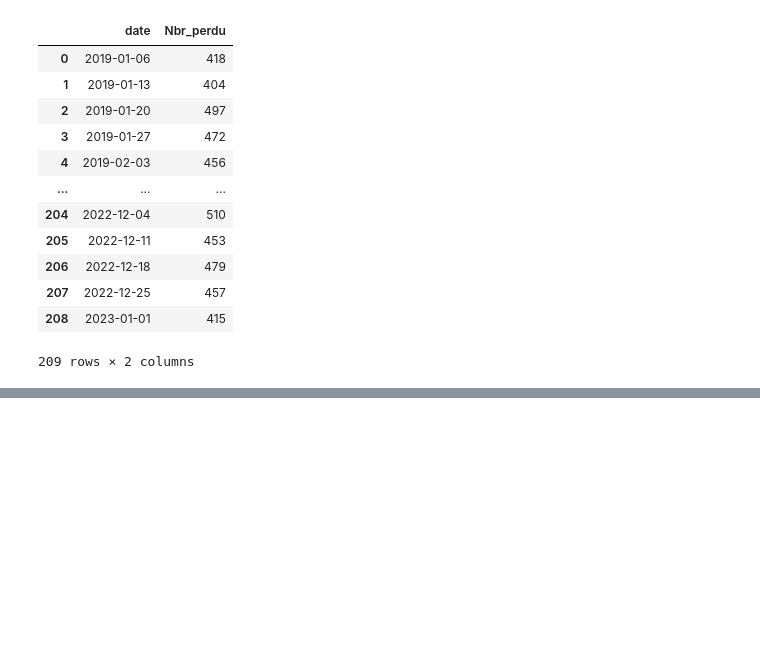
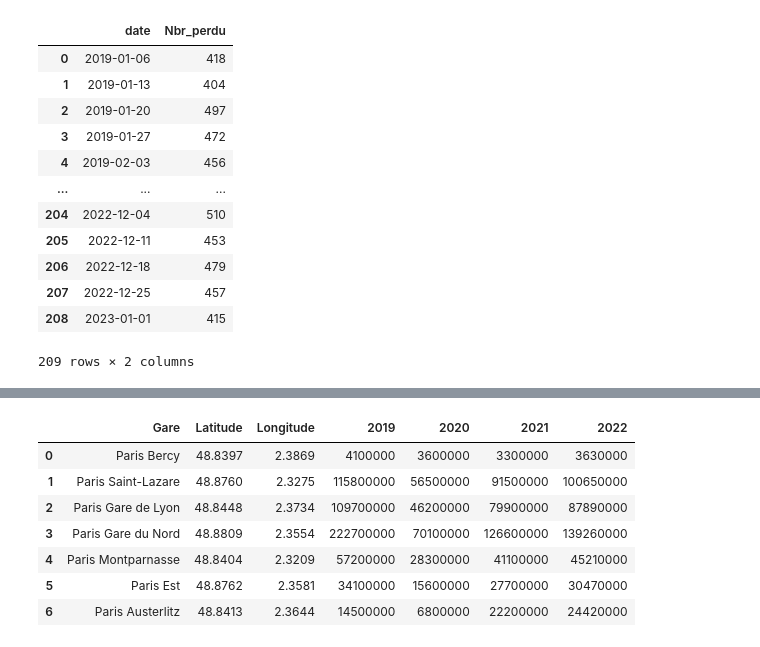
Before and after one commit to RolaMmss/Lost-in-translation, a Jupyter notebook: nb_obj_perdu_graph.ipynb, the cells around one changed output, grey strips where cells are left out. Drawn from its saved outputs; the diff is of its cells as text; code cells hidden in the pictures; blank space fills up the shorter version.

```diff
--- a/nb_obj_perdu_graph.ipynb
+++ b/nb_obj_perdu_graph.ipynb
@@ -42,0 +431,14 @@ weekly_sum
+# %%
+df = pd.read_csv('gares.csv')
+
+# Affichage des 5 premières lignes du DataFrame
+df
+# %% [output]
+|  | Gare | Latitude | Longitude | 2019 | 2020 | 2021 | 2022 |
+| 0 | Paris Bercy | 48.8397 | 2.3869 | 4100000 | 3600000 | 3300000 | 3630000 |
+| 1 | Paris Saint-Lazare | 48.8760 | 2.3275 | 115800000 | 56500000 | 91500000 | 100650000 |
+| 2 | Paris Gare de Lyon | 48.8448 | 2.3734 | 109700000 | 46200000 | 79900000 | 87890000 |
+| 3 | Paris Gare du Nord | 48.8809 | 2.3554 | 222700000 | 70100000 | 126600000 | 139260000 |
+| 4 | Paris Montparnasse | 48.8404 | 2.3209 | 57200000 | 28300000 | 41100000 | 45210000 |
+| 5 | Paris Est | 48.8762 | 2.3581 | 34100000 | 15600000 | 27700000 | 30470000 |
+| 6 | Paris Austerlitz | 48.8413 | 2.3644 | 14500000 | 6800000 | 22200000 | 24420000 |
```
Also changed, not shown: parts of 18 cells of this notebook, 8 other files.
